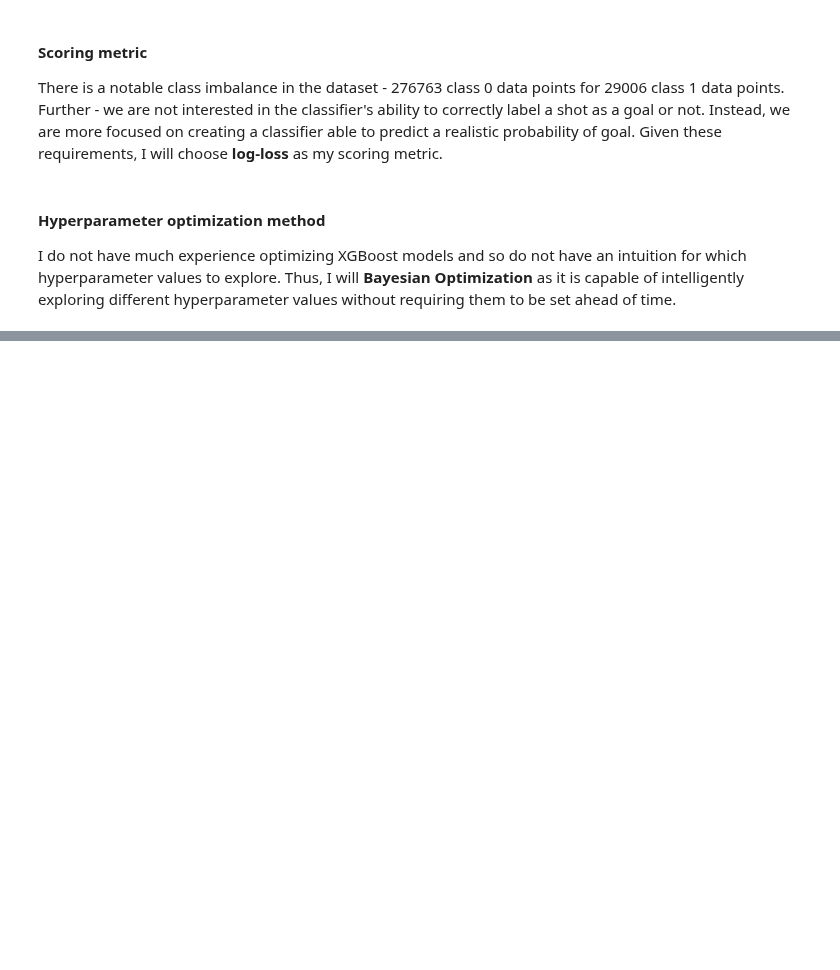
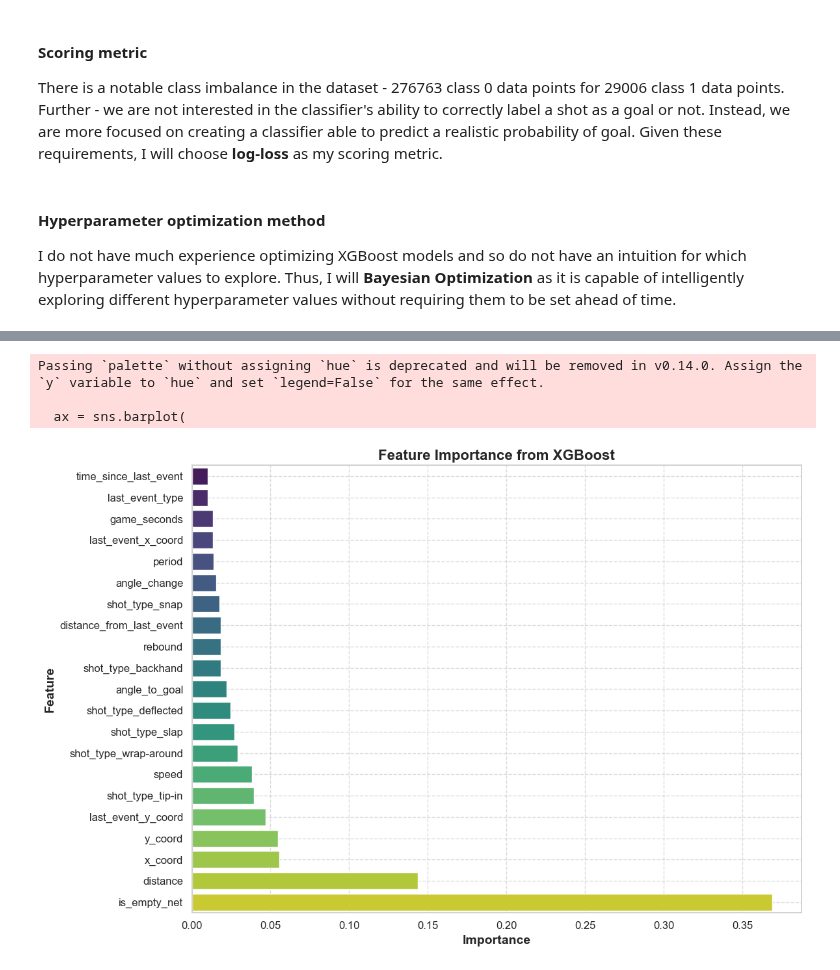
Before and after one commit to hypium/NHL_GoalPredictionApp, a Jupyter notebook: ift6758/models/xgboost.ipynb, the cells around one changed output, grey strips where cells are left out. Cells and saved outputs as stored; diff of their text form; code cells hidden in the pictures; blank space fills up the shorter version.

Commit message:
feature engineering pipeline for xgboost

```diff
--- a/ift6758/models/xgboost.ipynb
+++ b/ift6758/models/xgboost.ipynb
@@ -347,0 +409,18 @@ Remaining columns: Index(['period', 'is_goal', 'x_coord', 'y_coord', 'is_empty_n
+# %%
+df_2_train = pd.concat([X_train_1, y_train], axis=1)
+df_2_train = df_2_train.dropna()
+
+X_train_2 = df_2_train.drop(columns=['is_goal'])
+y_train_2 = df_2_train['is_goal']
+
+df_2_val = pd.concat([X_val_1, y_val], axis=1)
+df_2_val = df_2_val.dropna()
+
+X_val_2 = df_2_val.drop(columns=['is_goal'])
+y_val_2 = df_2_val['is_goal']
+
+print(X_train_1.shape, y_train.shape)
+print(X_train_2.shape, y_train_2.shape)
+print()
+print(X_val_1.shape, y_val.shape)
+print(X_val_2.shape, y_val_2.shape)
@@ -347,0 +507,40 @@ Remaining columns: Index(['period', 'is_goal', 'x_coord', 'y_coord', 'is_empty_n
+# %%
+sns.set_theme(style="whitegrid")
+
+xgb_model_v2 = pipeline.named_steps['classifier']
+
+importances = xgb_model_v2.feature_importances_
+
+selected_features = pipeline.named_steps['feature_engineering'].named_steps['feature_selection'].get_support(indices=True)
+selected_feature_names = [X_train_2.columns[i] for i in selected_features]
+
+feature_importance_df = pd.DataFrame({
+    'feature': selected_feature_names,
+    'importance': importances[selected_features]
+})
+
+feature_importance_df = feature_importance_df.sort_values(by='importance', ascending=True)
+
+plt.figure(figsize=(12, 8))
+ax = sns.barplot(
+    x="importance",
+    y="feature",
+    data=feature_importance_df,
+    palette="viridis",
+    orient="h"
+)
+
+ax.set_xlabel('Importance', fontsize=14, weight='bold')
+ax.set_ylabel('Feature', fontsize=14, weight='bold')
+ax.set_title('Feature Importance from XGBoost', fontsize=16, weight='bold')
+
+ax.tick_params(axis='both', labelsize=12)
+plt.grid(True, linestyle='--', alpha=0.7)
+
+plt.tight_layout()
+plt.show()
+# %% [output]
+Passing `palette` without assigning `hue` is deprecated and will be removed in v0.14.0. Assign the `y` variable to `hue` and set `legend=False` for the same effect.
+
+  ax = sns.barplot(
+[figure, added]
```
Also changed, not shown: parts of 14 cells of this notebook.
